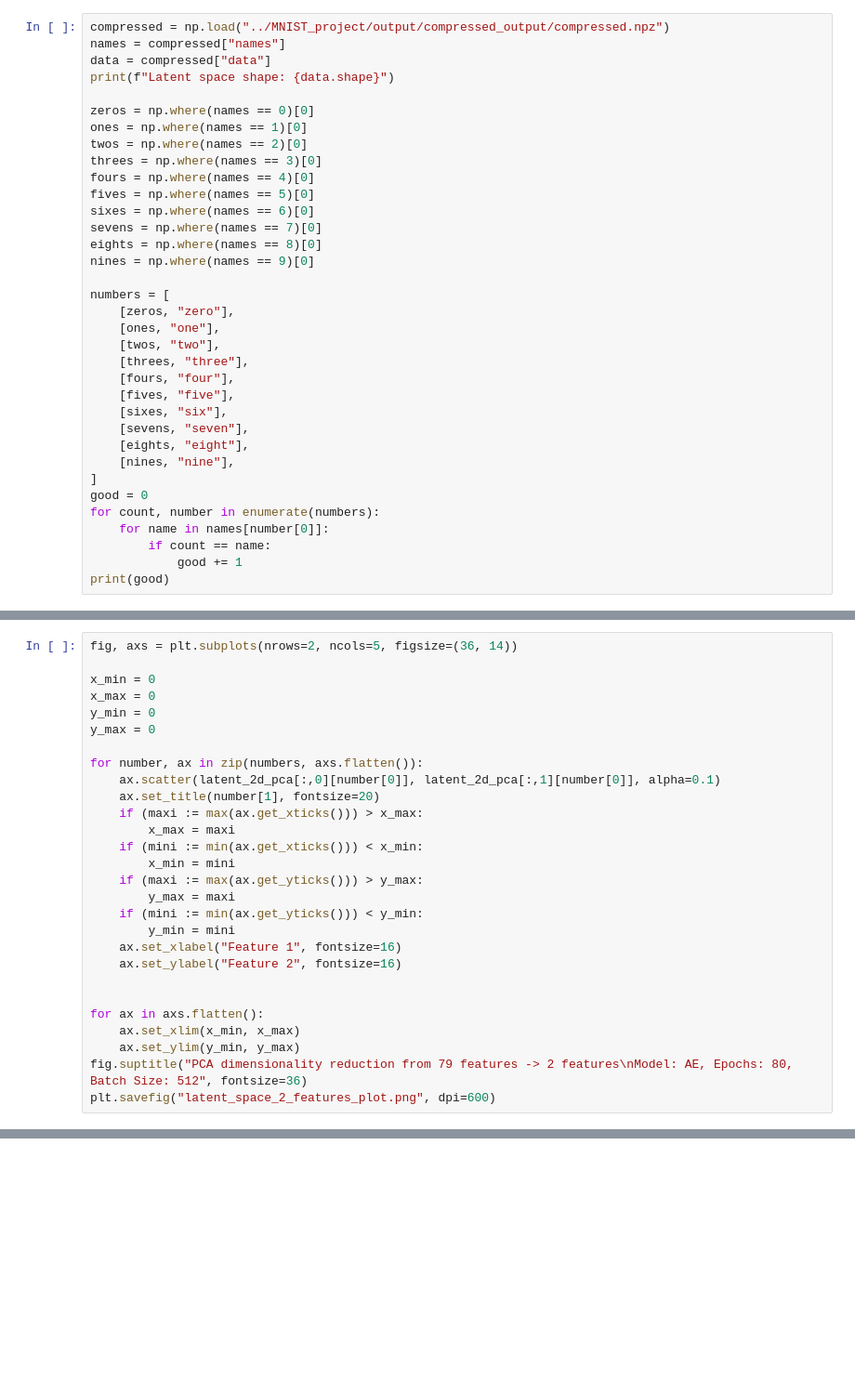
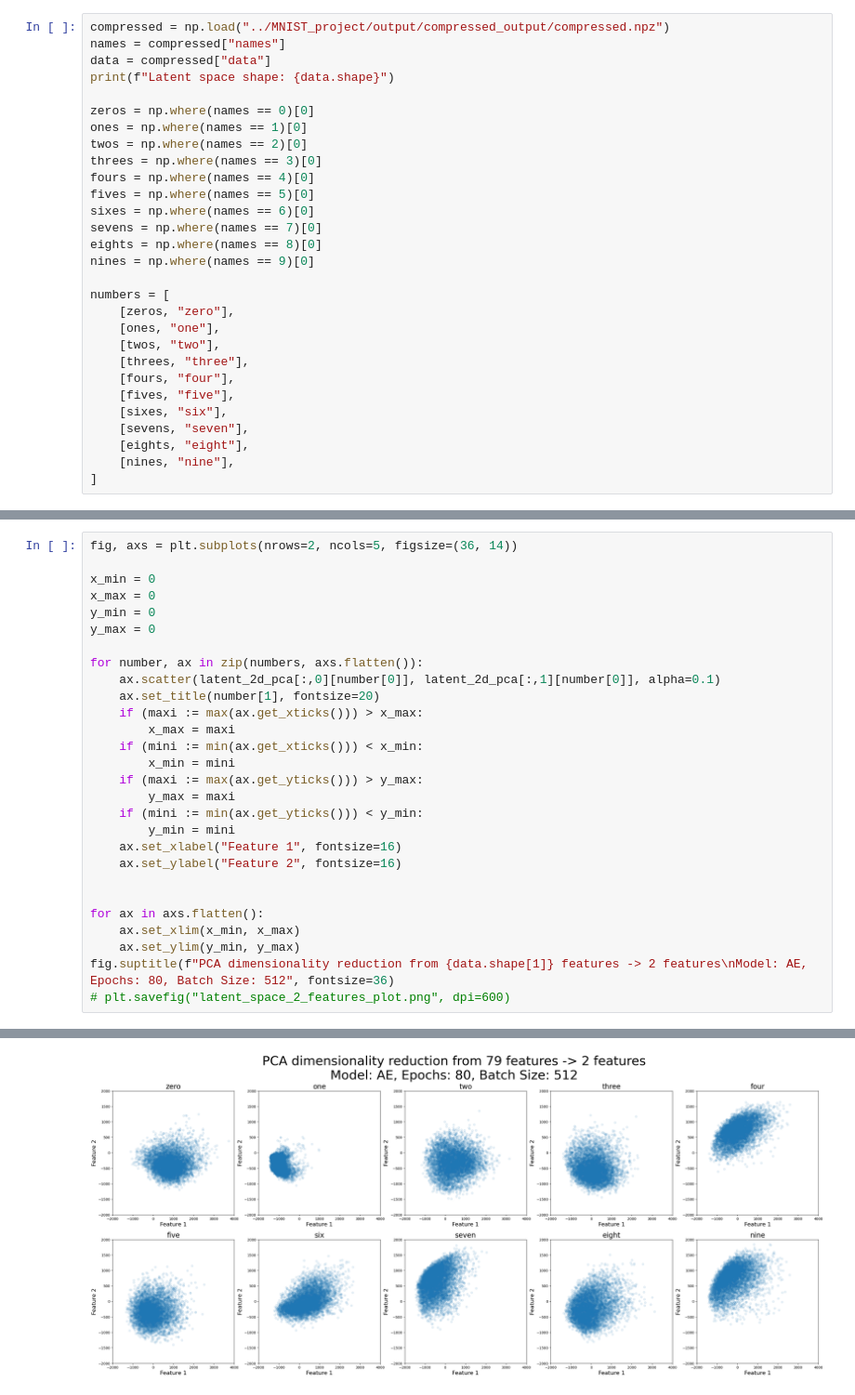
Before and after one commit to OscarrrFuentes/baler, a Jupyter notebook: workspaces/MNIST/testing/latent_space_outliers.ipynb, the cells around one changed output, grey strips where cells are left out. Shown at 93% size. Cells and saved outputs as stored; diff of their text form; blank space fills up the shorter version.

Commit message:
Cleaned up latent_space_outliers

```diff
--- a/workspaces/MNIST/testing/latent_space_outliers.ipynb
+++ b/workspaces/MNIST/testing/latent_space_outliers.ipynb
@@ -35,11 +38,5 @@ numbers = [
     [eights, "eight"],
     [nines, "nine"],
 ]
-good = 0
-for count, number in enumerate(numbers):
-    for name in names[number[0]]:
-        if count == name:
-            good += 1
-print(good)
 # %% [output]
 Latent space shape: (70000, 79)
@@ -81,5 +74,6 @@ for number, ax in zip(numbers, axs.flatten()):
 for ax in axs.flatten():
     ax.set_xlim(x_min, x_max)
     ax.set_ylim(y_min, y_max)
-fig.suptitle("PCA dimensionality reduction from 79 features -> 2 features\nModel: AE, Epochs: 80, Batch Size: 512", fontsize=36)
-plt.savefig("latent_space_2_features_plot.png", dpi=600)
+fig.suptitle(f"PCA dimensionality reduction from {data.shape[1]} features -> 2 features\nModel: AE, Epochs: 80, Batch Size: 512", fontsize=36)
+# plt.savefig("latent_space_2_features_plot.png", dpi=600)
+# %% [output]
@@ -85,0 +81 @@ plt.savefig("latent_space_2_features_plot.png", dpi=600)
+[figure, added]
```
Also changed, not shown: parts of 16 cells of this notebook.
